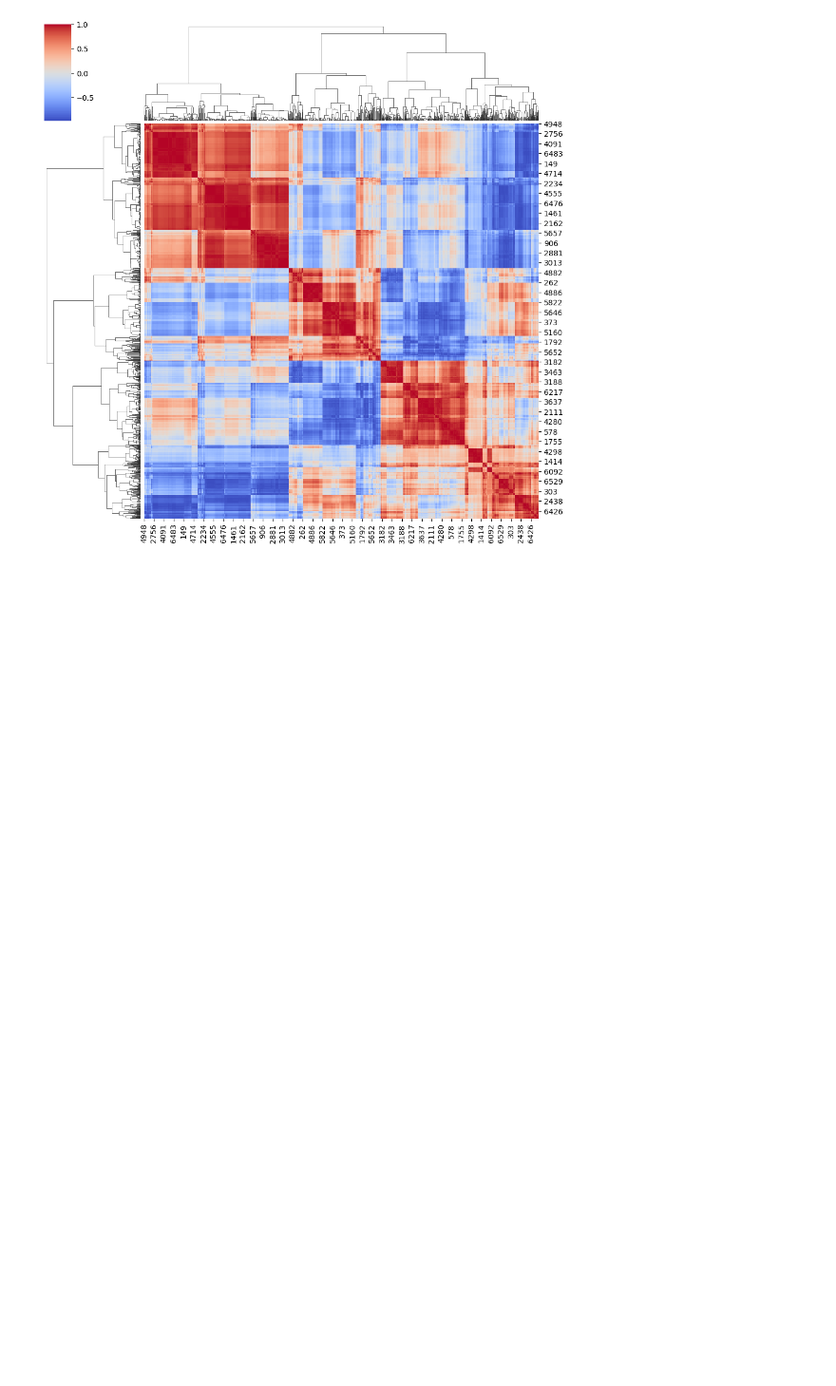
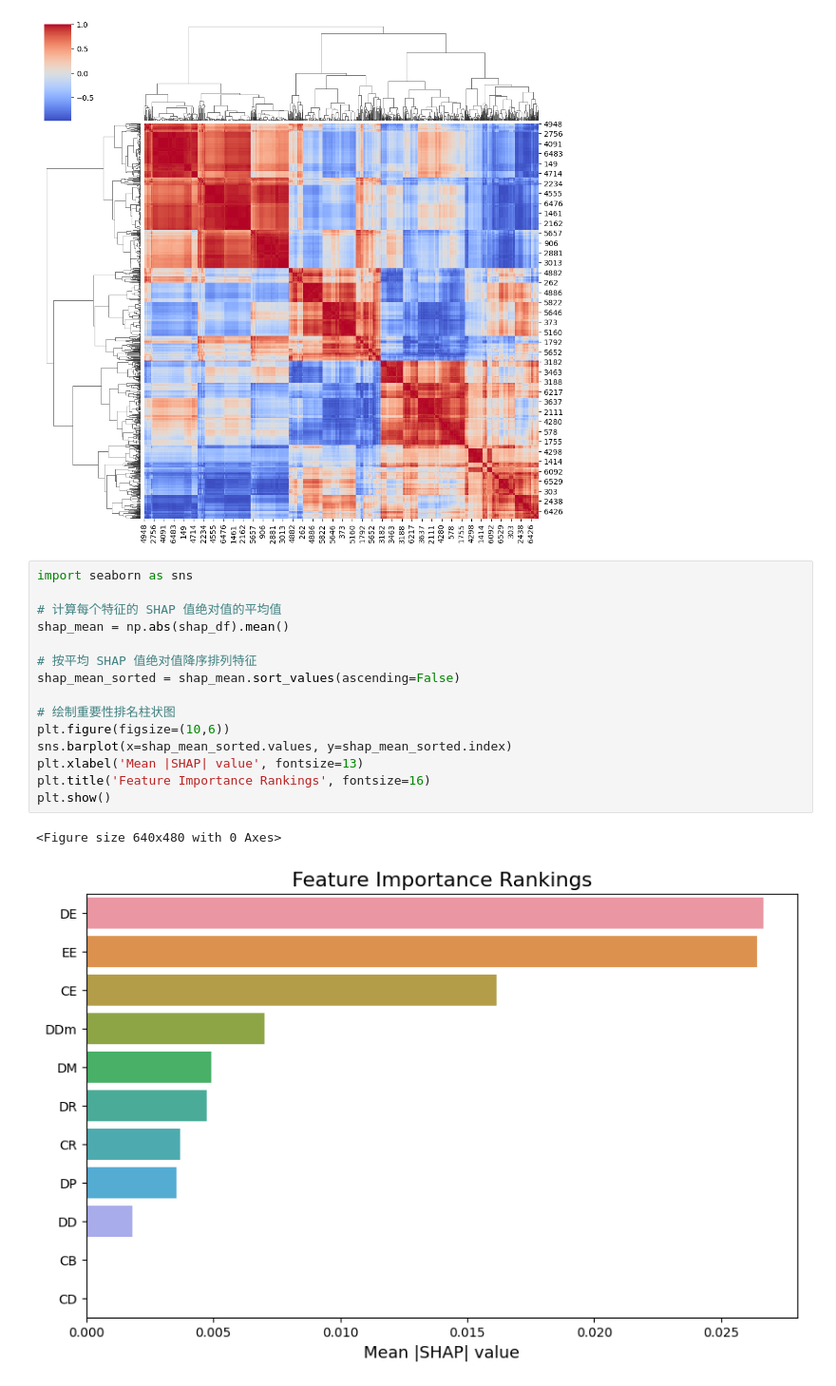
Before and after one commit to huangyiru123/Shap_explanation, a Jupyter notebook: shap画图2.ipynb, the cells around one changed output. Shown at 95% size. Saved outputs shown, nothing was run; the diff lists cells and outputs as text; blank space fills up the shorter version.

```diff
--- a/shap画图2.ipynb
+++ b/shap画图2.ipynb
@@ -191,3 +202,21 @@ plt.show()
 Clustering large matrix with scipy. Installing `fastcluster` may give better performance.
 Clustering large matrix with scipy. Installing `fastcluster` may give better performance.
 [figure]
+# %%
+import seaborn as sns
+
+# 计算每个特征的 SHAP 值绝对值的平均值
+shap_mean = np.abs(shap_df).mean()
+
+# 按平均 SHAP 值绝对值降序排列特征
+shap_mean_sorted = shap_mean.sort_values(ascending=False)
+
+# 绘制重要性排名柱状图
+plt.figure(figsize=(10,6))
+sns.barplot(x=shap_mean_sorted.values, y=shap_mean_sorted.index)
+plt.xlabel('Mean |SHAP| value', fontsize=13)
+plt.title('Feature Importance Rankings', fontsize=16)
+plt.show()
+# %% [output]
+<Figure size 640x480 with 0 Axes>
+[figure, added]
```
Also changed, not shown: parts of 5 cells of this notebook.
